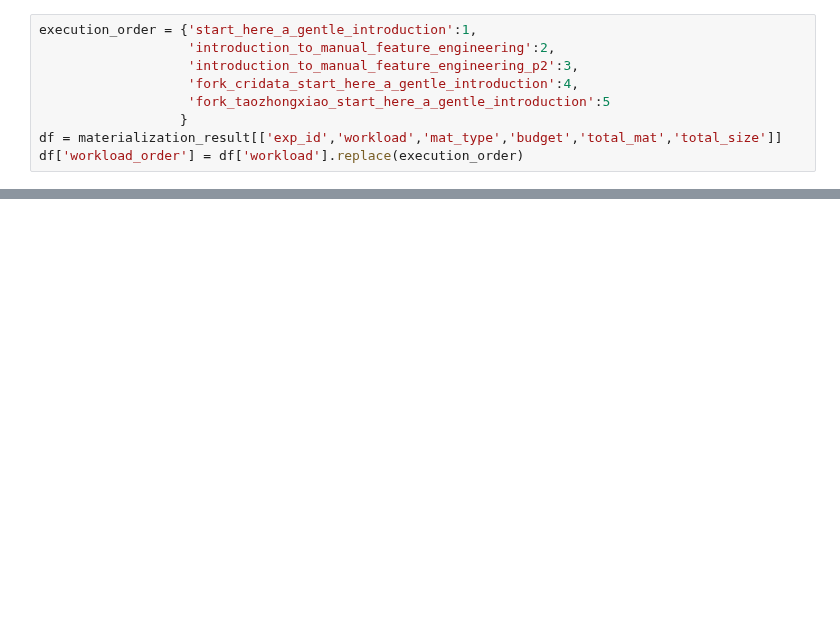
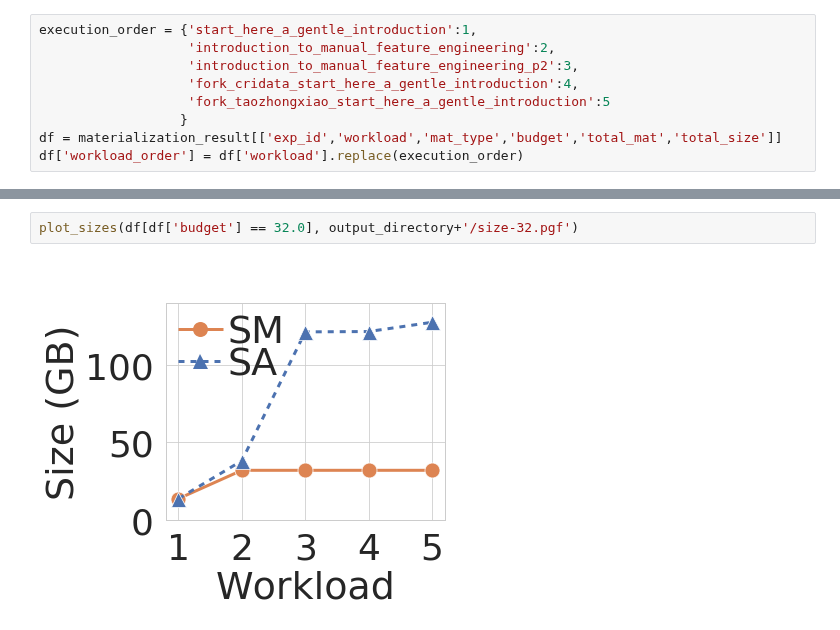
Before and after one commit to dbehrouz/ml-workload-optimization, a Jupyter notebook: code/collaborative-optimizer/paper/experiments/materialization/plots.ipynb, the cells around one changed output, grey strips where cells are left out. Cells and saved outputs as stored; diff of their text form; blank space fills up the shorter version.

```diff
--- a/code/collaborative-optimizer/paper/experiments/materialization/plots.ipynb
+++ b/code/collaborative-optimizer/paper/experiments/materialization/plots.ipynb
@@ -158,0 +150,4 @@ df['workload_order'] = df['workload'].replace(execution_order)
+# %%
+plot_sizes(df[df['budget'] == 32.0], output_directory+'/size-32.pgf')
+# %% [output]
+[figure, added]
```
Also changed, not shown: parts of 14 cells of this notebook, 12 other files.
